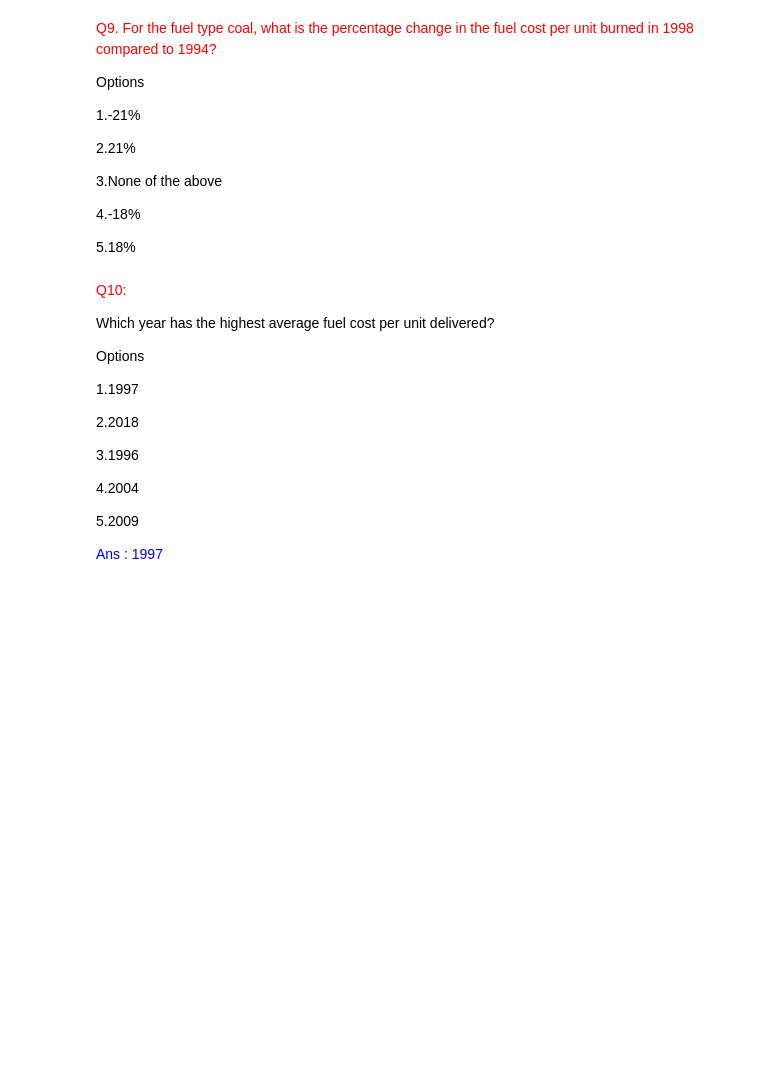
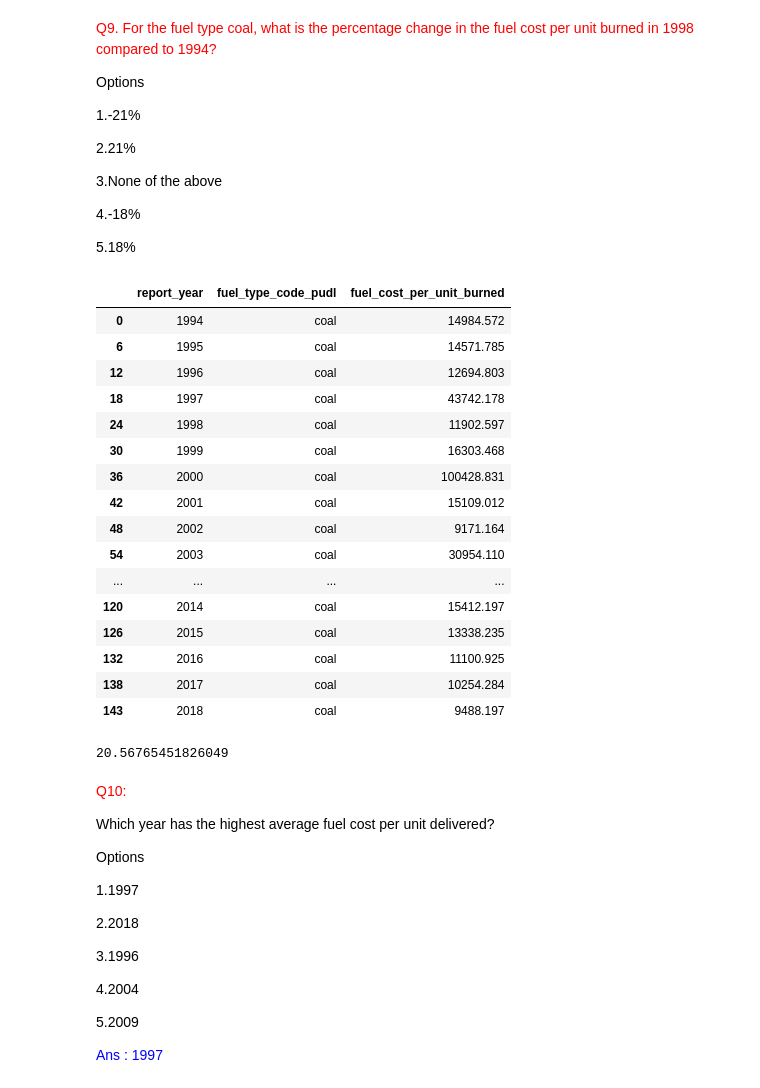
Before and after one commit to AseenaParveen/Hamoye--Asssignmnet-1, a Jupyter notebook: Hamoye_stage A graded quiz.ipynb, the cells around one changed output. Saved outputs shown, nothing was run; the diff lists cells and outputs as text; code cells hidden in the pictures; blank space fills up the shorter version.

```diff
--- a/Hamoye_stage A graded quiz.ipynb
+++ b/Hamoye_stage A graded quiz.ipynb
@@ -432,6 +443,38 @@ Options
 4.-18%
 
 5.18%
+# %%
+fuel_data_group_one =fuel_data [['report_year','fuel_cost_per_unit_burned','fuel_type_code_pudl']]
+
+fuel_data_grouped_test1 = fuel_data_group_one.groupby(['report_year','fuel_type_code_pudl'],as_index = False).sum()
+
+filt = fuel_data_grouped_test1['fuel_type_code_pudl'] == 'coal'
+
+df = fuel_data_grouped_test1[filt]
+
+df
+# %% [output]
+|  | report_year | fuel_type_code_pudl | fuel_cost_per_unit_burned |
+| 0 | 1994 | coal | 14984.572 |
+| 6 | 1995 | coal | 14571.785 |
+| 12 | 1996 | coal | 12694.803 |
+| 18 | 1997 | coal | 43742.178 |
+| 24 | 1998 | coal | 11902.597 |
+| 30 | 1999 | coal | 16303.468 |
+| 36 | 2000 | coal | 100428.831 |
+| 42 | 2001 | coal | 15109.012 |
+| 48 | 2002 | coal | 9171.164 |
+| 54 | 2003 | coal | 30954.110 |
+| ... | ... | ... | ... |
+| 120 | 2014 | coal | 15412.197 |
+| 126 | 2015 | coal | 13338.235 |
+| 132 | 2016 | coal | 11100.925 |
+| 138 | 2017 | coal | 10254.284 |
+| 143 | 2018 | coal | 9488.197 |
+# %%
+(df.loc[0]['fuel_cost_per_unit_burned']-df.loc[24]['fuel_cost_per_unit_burned'])/df.loc[0]['fuel_cost_per_unit_burned']*100
+# %% [output]
+20.56765451826049
 # %% [markdown]
 <font color =Red > Q10:
 
```
Also changed, not shown: parts of 4 cells of this notebook.
